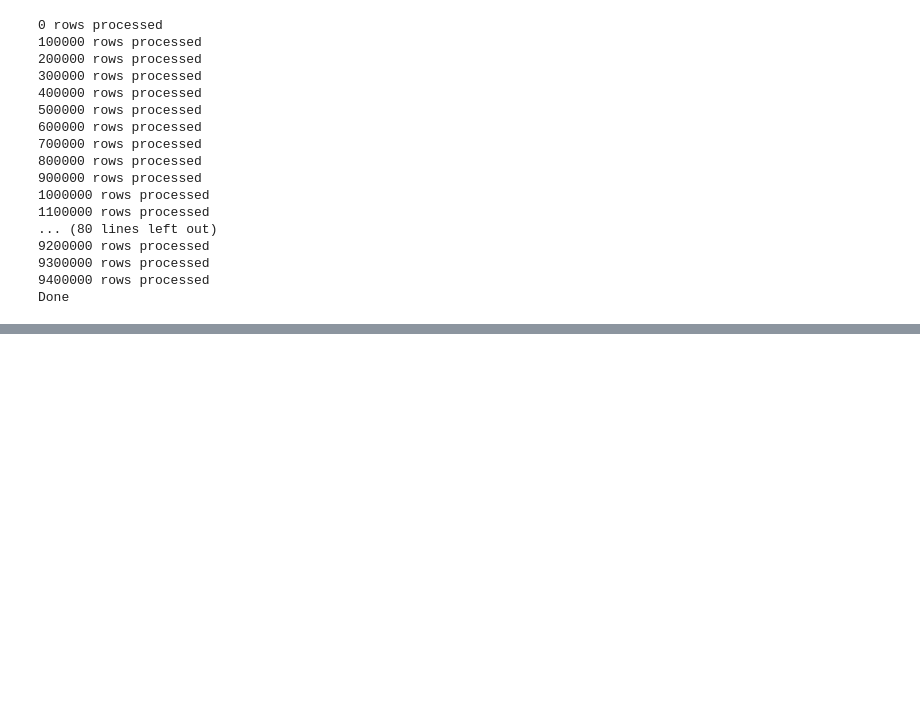
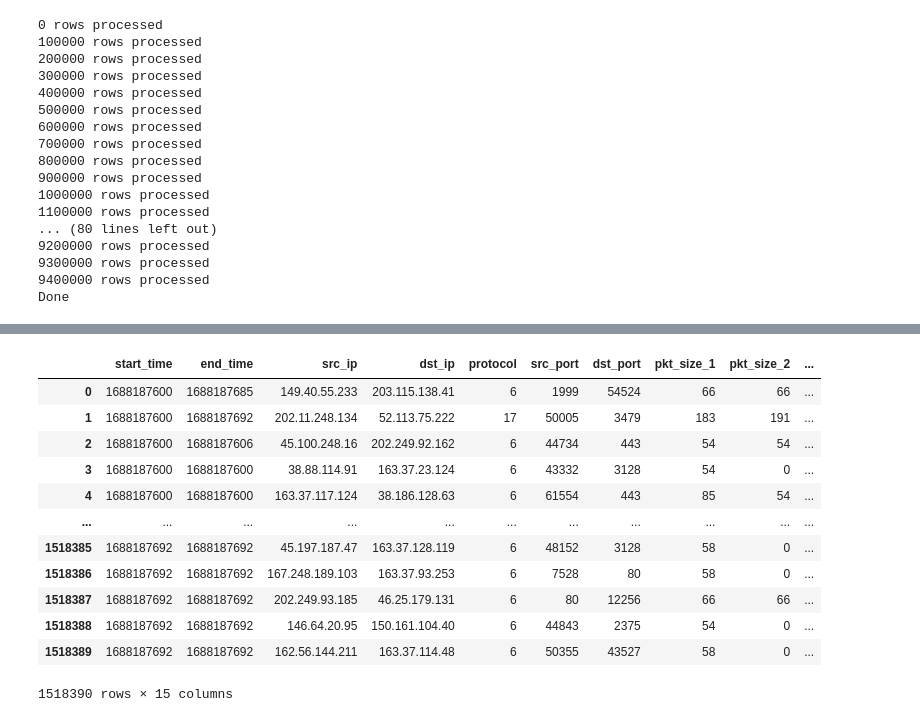
Before and after one commit to DigitalKhalid/flow_classification_nfv, a Jupyter notebook: models/Data_ETL.ipynb, the cells around one changed output, grey strips where cells are left out. Drawn from its saved outputs; the diff is of its cells as text; code cells hidden in the pictures; blank space fills up the shorter version.

```diff
--- a/models/Data_ETL.ipynb
+++ b/models/Data_ETL.ipynb
@@ -260,0 +292,47 @@ Done
+# %%
+def mean_size(s1, s2, s3, s4, s5, s6, s7):
+    pkts = [s1, s2, s3, s4, s5, s6, s7]
+    pkts = [pkt for pkt in pkts if pkt > 0]
+
+    s_mean = np.mean(pkts)
+    return s_mean
+# %%
+flows.insert(14, '7_pkt_min_size', np.vectorize(min_size)(flows['pkt_size_1'],
+                                                        flows['pkt_size_2'],
+                                                        flows['pkt_size_3'],
+                                                        flows['pkt_size_4'],
+                                                        flows['pkt_size_5'],
+                                                        flows['pkt_size_6'],
+                                                        flows['pkt_size_7']))
+# %%
+flows.insert(15, '7_pkt_max_size', np.vectorize(max_size)(flows['pkt_size_1'],
+                                                        flows['pkt_size_2'],
+                                                        flows['pkt_size_3'],
+                                                        flows['pkt_size_4'],
+                                                        flows['pkt_size_5'],
+                                                        flows['pkt_size_6'],
+                                                        flows['pkt_size_7']))
+# %%
+flows.insert(16, '7_pkt_mean_size', np.vectorize(mean_size)(flows['pkt_size_1'],
+                                                        flows['pkt_size_2'],
+                                                        flows['pkt_size_3'],
+                                                        flows['pkt_size_4'],
+                                                        flows['pkt_size_5'],
+                                                        flows['pkt_size_6'],
+                                                        flows['pkt_size_7']))
+# %%
+flows.iloc[:,0:15]
+# %% [output]
+|  | start_time | end_time | src_ip | dst_ip | protocol | src_port | dst_port | pkt_size_1 | pkt_size_2 | ... |
+| 0 | 1688187600 | 1688187685 | 149.40.55.233 | 203.115.138.41 | 6 | 1999 | 54524 | 66 | 66 | ... |
+| 1 | 1688187600 | 1688187692 | 202.11.248.134 | 52.113.75.222 | 17 | 50005 | 3479 | 183 | 191 | ... |
+| 2 | 1688187600 | 1688187606 | 45.100.248.16 | 202.249.92.162 | 6 | 44734 | 443 | 54 | 54 | ... |
+| 3 | 1688187600 | 1688187600 | 38.88.114.91 | 163.37.23.124 | 6 | 43332 | 3128 | 54 | 0 | ... |
+| 4 | 1688187600 | 1688187600 | 163.37.117.124 | 38.186.128.63 | 6 | 61554 | 443 | 85 | 54 | ... |
+| ... | ... | ... | ... | ... | ... | ... | ... | ... | ... | ... |
+| 1518385 | 1688187692 | 1688187692 | 45.197.187.47 | 163.37.128.119 | 6 | 48152 | 3128 | 58 | 0 | ... |
+| 1518386 | 1688187692 | 1688187692 | 167.248.189.103 | 163.37.93.253 | 6 | 7528 | 80 | 58 | 0 | ... |
+| 1518387 | 1688187692 | 1688187692 | 202.249.93.185 | 46.25.179.131 | 6 | 80 | 12256 | 66 | 66 | ... |
+| 1518388 | 1688187692 | 1688187692 | 146.64.20.95 | 150.161.104.40 | 6 | 44843 | 2375 | 54 | 0 | ... |
+| 1518389 | 1688187692 | 1688187692 | 162.56.144.211 | 163.37.114.48 | 6 | 50355 | 43527 | 58 | 0 | ... |
+1518390 rows × 15 columns
```
Also changed, not shown: parts of 8 cells of this notebook, 16 other files.
